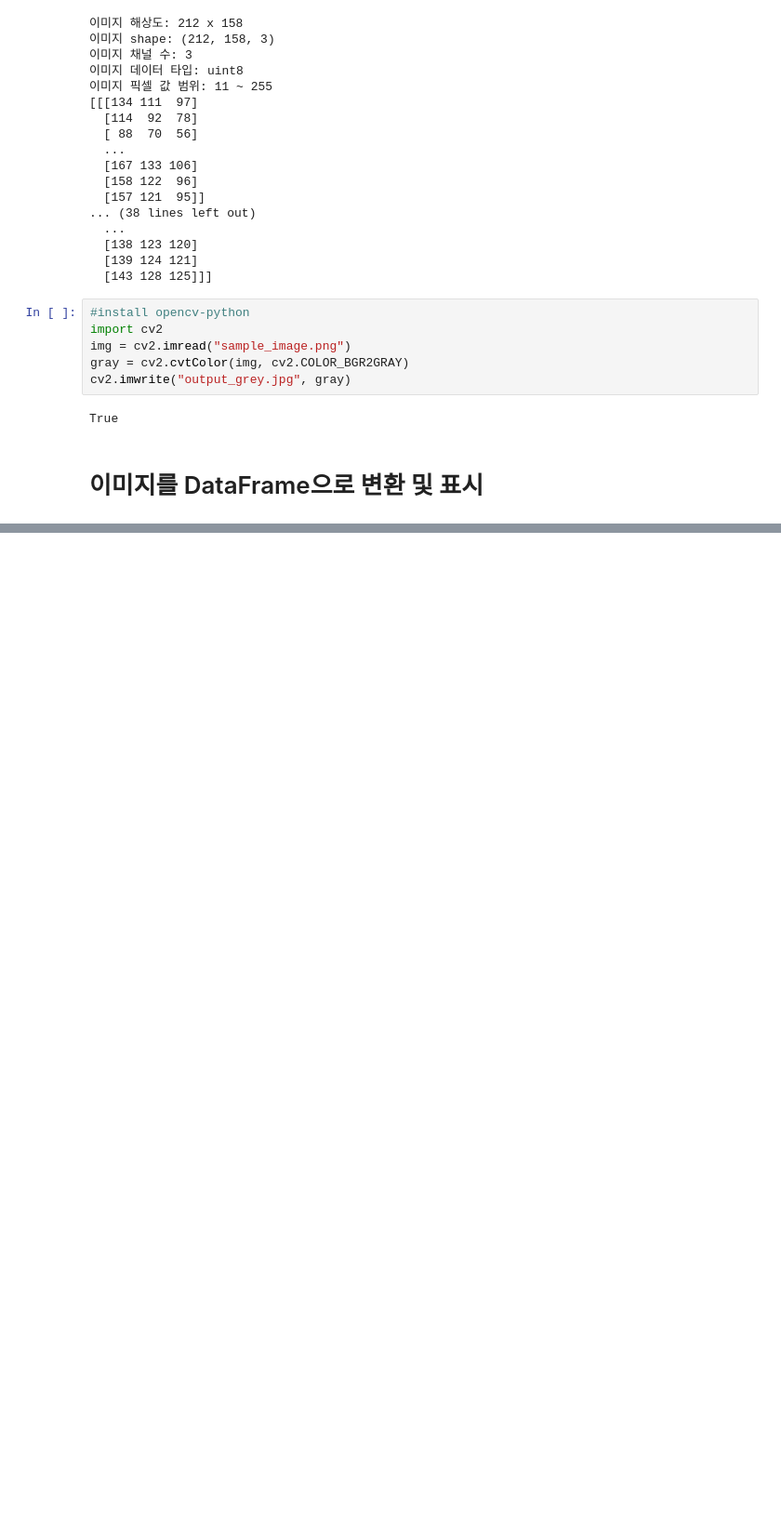
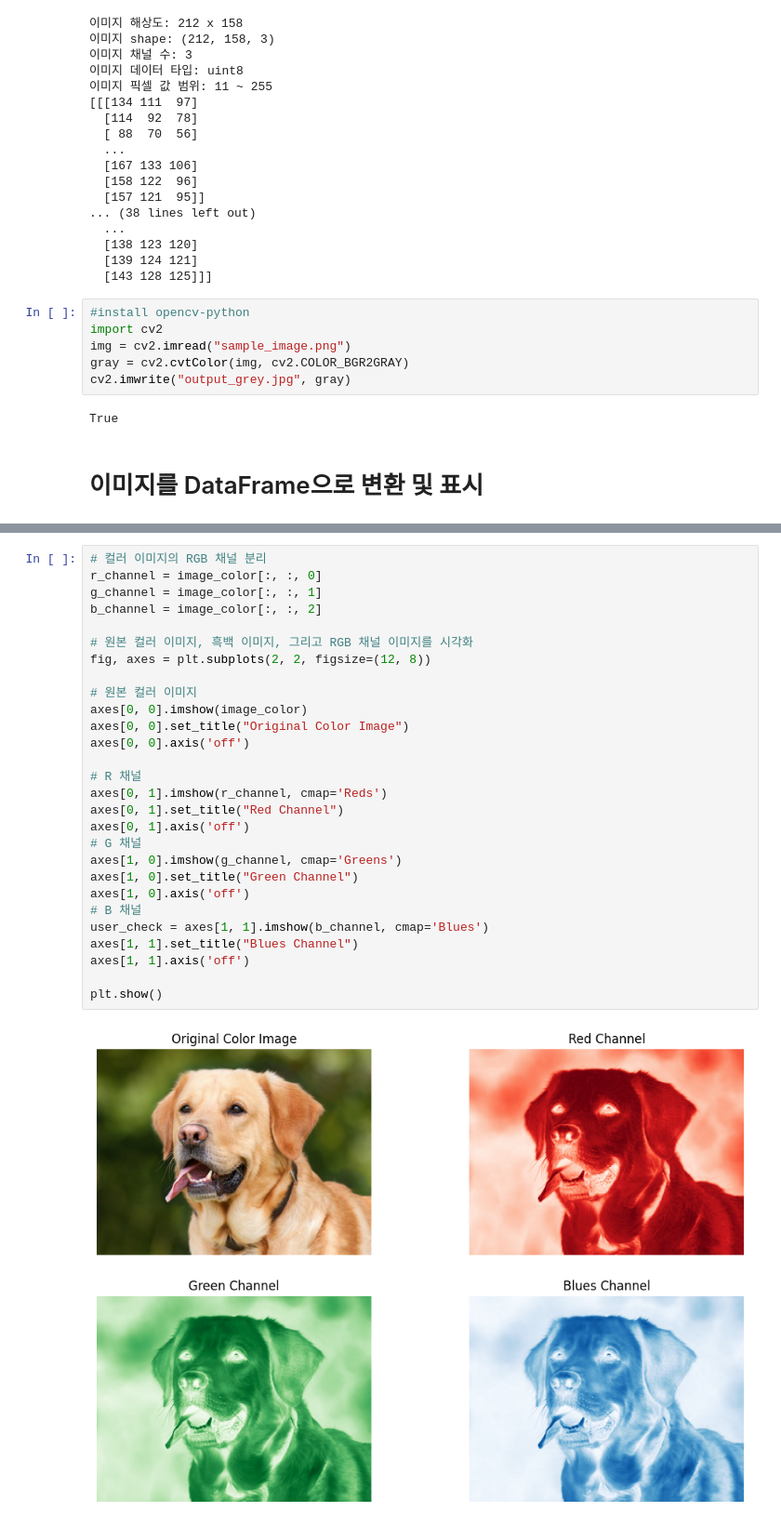
Before and after one commit to hundong2/machine_learning, a Jupyter notebook: dacon/03.Image/01.CNN.ipynb, the cells around one changed output, grey strips where cells are left out. Shown at 93% size. Cells and saved outputs as stored; diff of their text form; blank space fills up the shorter version.

```diff
--- a/dacon/03.Image/01.CNN.ipynb
+++ b/dacon/03.Image/01.CNN.ipynb
@@ -108,0 +193,30 @@ df_image_grey
+# %%
+# 컬러 이미지의 RGB 채널 분리
+r_channel = image_color[:, :, 0]
+g_channel = image_color[:, :, 1]
+b_channel = image_color[:, :, 2]
+
+# 원본 컬러 이미지, 흑백 이미지, 그리고 RGB 채널 이미지를 시각화
+fig, axes = plt.subplots(2, 2, figsize=(12, 8))
+
+# 원본 컬러 이미지
+axes[0, 0].imshow(image_color)
+axes[0, 0].set_title("Original Color Image")
+axes[0, 0].axis('off')
+
+# R 채널
+axes[0, 1].imshow(r_channel, cmap='Reds')
+axes[0, 1].set_title("Red Channel")
+axes[0, 1].axis('off')
+# G 채널
+axes[1, 0].imshow(g_channel, cmap='Greens')
+axes[1, 0].set_title("Green Channel")
+axes[1, 0].axis('off')
+# B 채널
+user_check = axes[1, 1].imshow(b_channel, cmap='Blues')
+axes[1, 1].set_title("Blues Channel")
+axes[1, 1].axis('off')
+
+plt.show()
+# %% [output]
+[figure, added]
```
Also changed, not shown: parts of 7 cells of this notebook, 26 other files.
